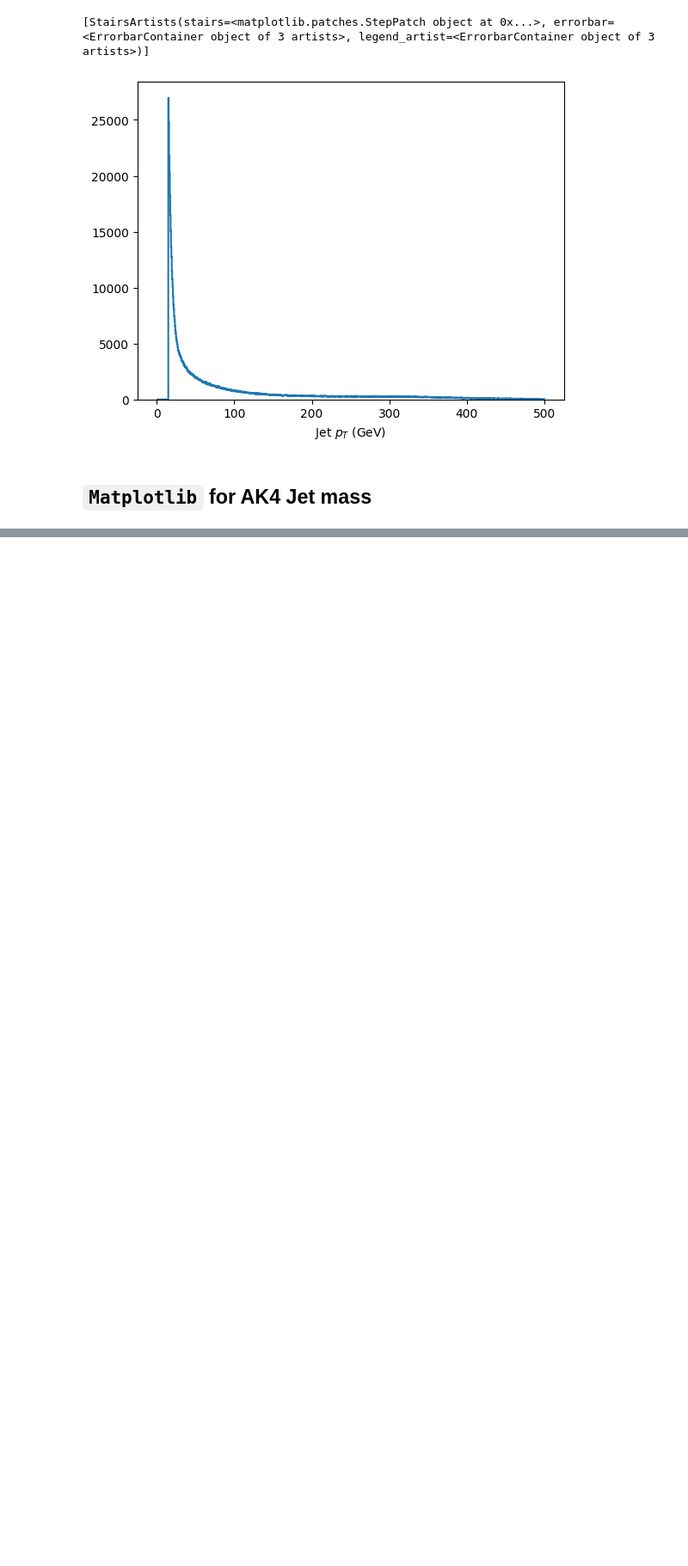
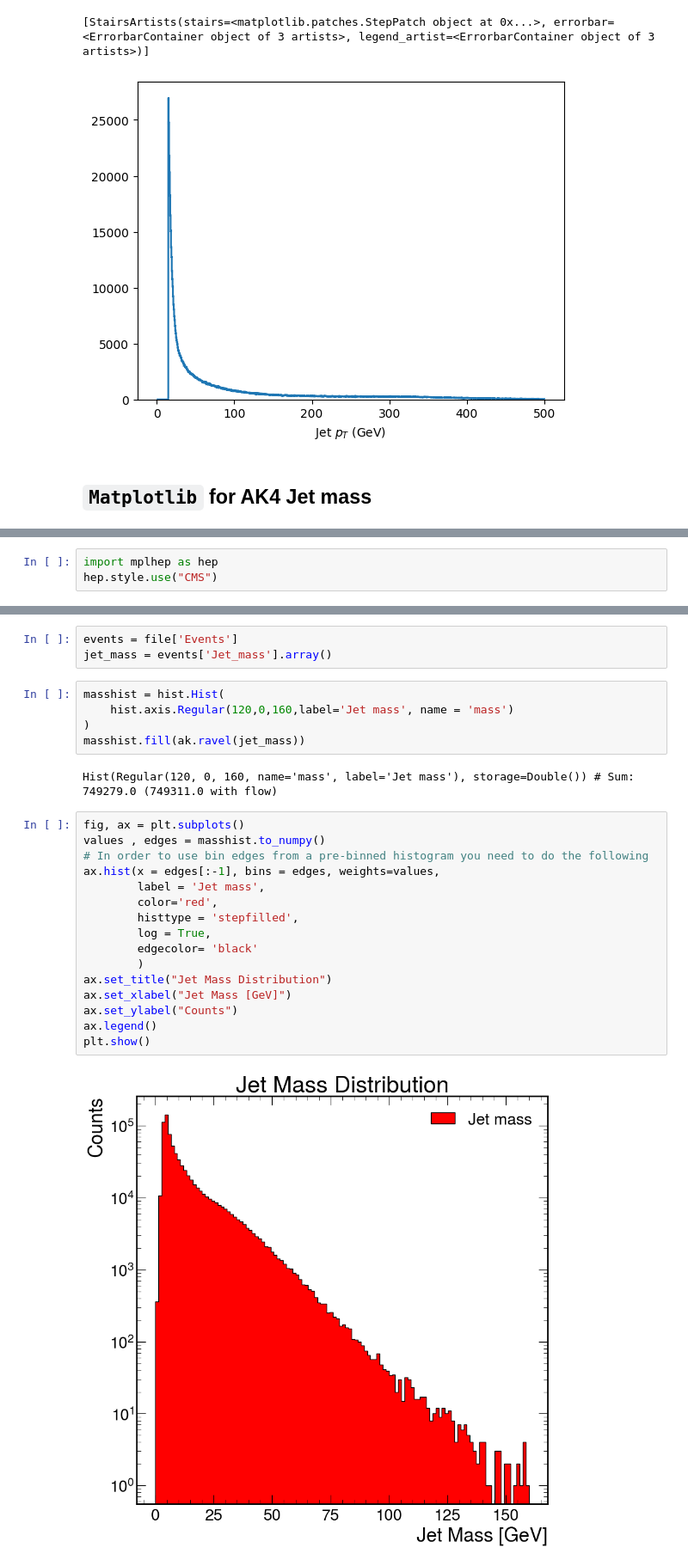
Before and after one commit to JaySeeDub/Coding-Dojo, a Jupyter notebook: coding_dojo_2024.ipynb, the cells around one changed output, grey strips where cells are left out. Shown at 86% size. Saved outputs shown, nothing was run; the diff lists cells and outputs as text; blank space fills up the shorter version.

```diff
--- a/coding_dojo_2024.ipynb
+++ b/coding_dojo_2024.ipynb
@@ -176,0 +231,3 @@ import numpy as np
+# %%
+import mplhep as hep
+hep.style.use("CMS")
@@ -176,0 +244,28 @@ import numpy as np
+# %%
+events = file['Events']
+jet_mass = events['Jet_mass'].array()
+# %%
+masshist = hist.Hist(
+    hist.axis.Regular(120,0,160,label='Jet mass', name = 'mass')
+)
+masshist.fill(ak.ravel(jet_mass))
+# %% [output]
+Hist(Regular(120, 0, 160, name='mass', label='Jet mass'), storage=Double()) # Sum: 749279.0 (749311.0 with flow)
+# %%
+fig, ax = plt.subplots()
+values , edges = masshist.to_numpy()
+# In order to use bin edges from a pre-binned histogram you need to do the following
+ax.hist(x = edges[:-1], bins = edges, weights=values,
+        label = 'Jet mass',
+        color='red',
+        histtype = 'stepfilled',
+        log = True,
+        edgecolor= 'black'
+        )
+ax.set_title("Jet Mass Distribution")
+ax.set_xlabel("Jet Mass [GeV]")
+ax.set_ylabel("Counts")
+ax.legend()
+plt.show()
+# %% [output]
+[figure, added]
```
Also changed, not shown: parts of 5 cells of this notebook.
